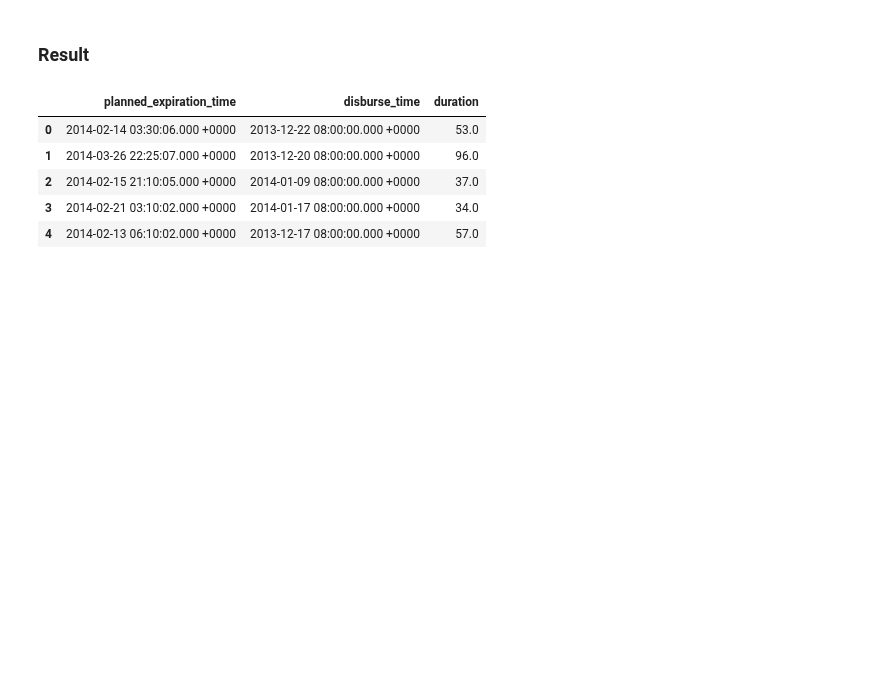
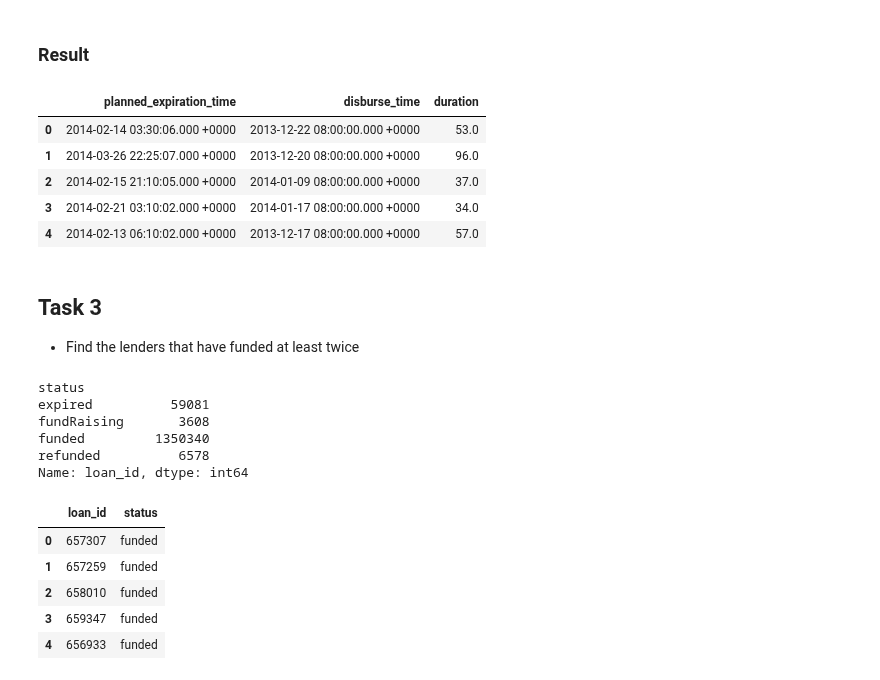
Before and after one commit to gaveter/Project_cs, a Jupyter notebook: Project.ipynb, the cells around one changed output. Saved outputs shown, nothing was run; the diff lists cells and outputs as text; code cells hidden in the pictures; blank space fills up the shorter version.

Commit message:
third task completed

```diff
--- a/Project.ipynb
+++ b/Project.ipynb
@@ -131,3 +139,25 @@ loan.head()[["planned_expiration_time","disburse_time","duration"]]
 | 2 | 2014-02-15 21:10:05.000 +0000 | 2014-01-09 08:00:00.000 +0000 | 37.0 |
 | 3 | 2014-02-21 03:10:02.000 +0000 | 2014-01-17 08:00:00.000 +0000 | 34.0 |
 | 4 | 2014-02-13 06:10:02.000 +0000 | 2013-12-17 08:00:00.000 +0000 | 57.0 |
+# %% [markdown]
+## Task 3
+- Find the lenders that have funded at least twice
+# %%
+loan.groupby("status")["loan_id"].count()
+# %% [output]
+status
+expired          59081
+fundRaising       3608
+funded         1350340
+refunded          6578
+Name: loan_id, dtype: int64
+# %%
+fundedLoan = loan[loan["status"]=='funded'][["loan_id","status"]]
+fundedLoan.head()
+# %% [output]
+|  | loan_id | status |
+| 0 | 657307 | funded |
+| 1 | 657259 | funded |
+| 2 | 658010 | funded |
+| 3 | 659347 | funded |
+| 4 | 656933 | funded |
```
Also changed, not shown: parts of 18 cells of this notebook.
